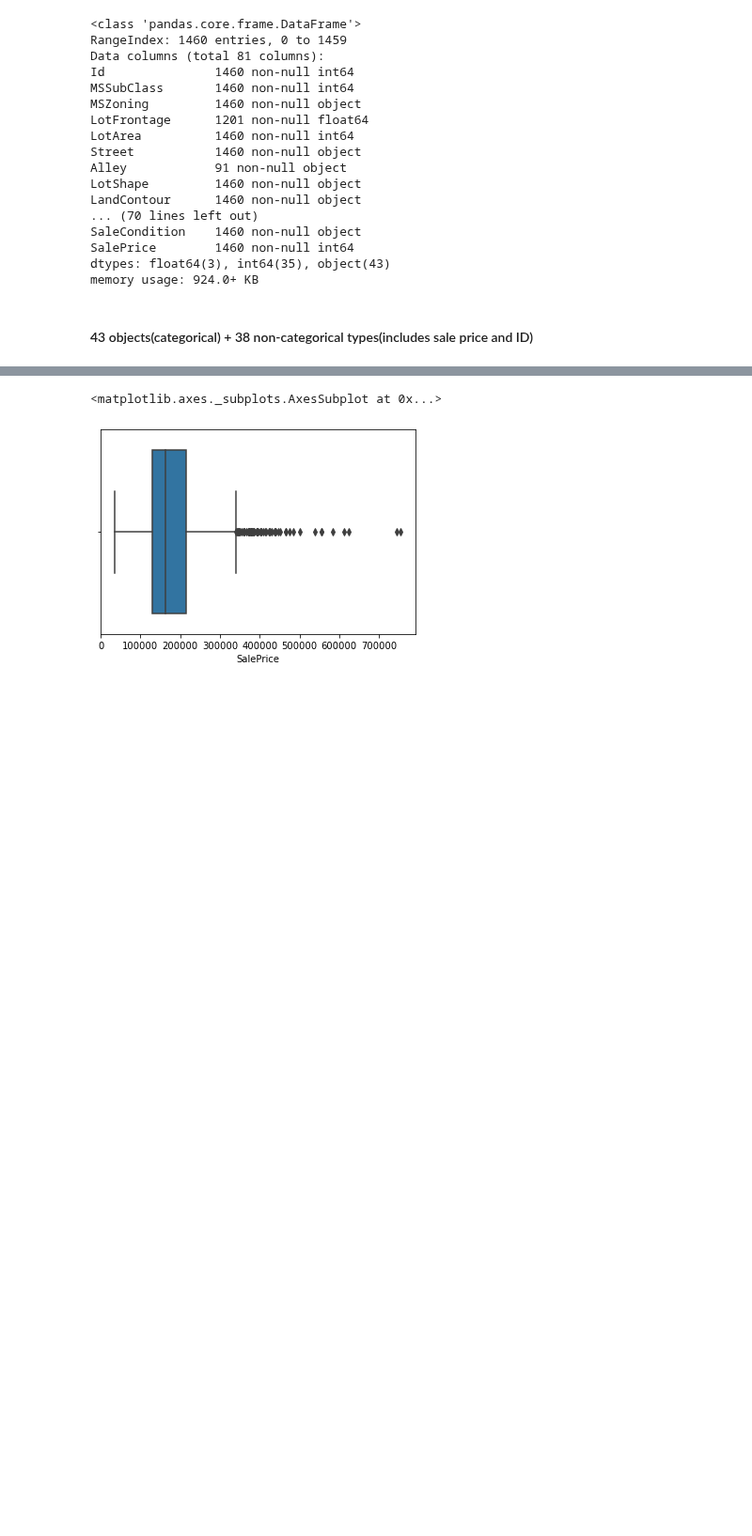
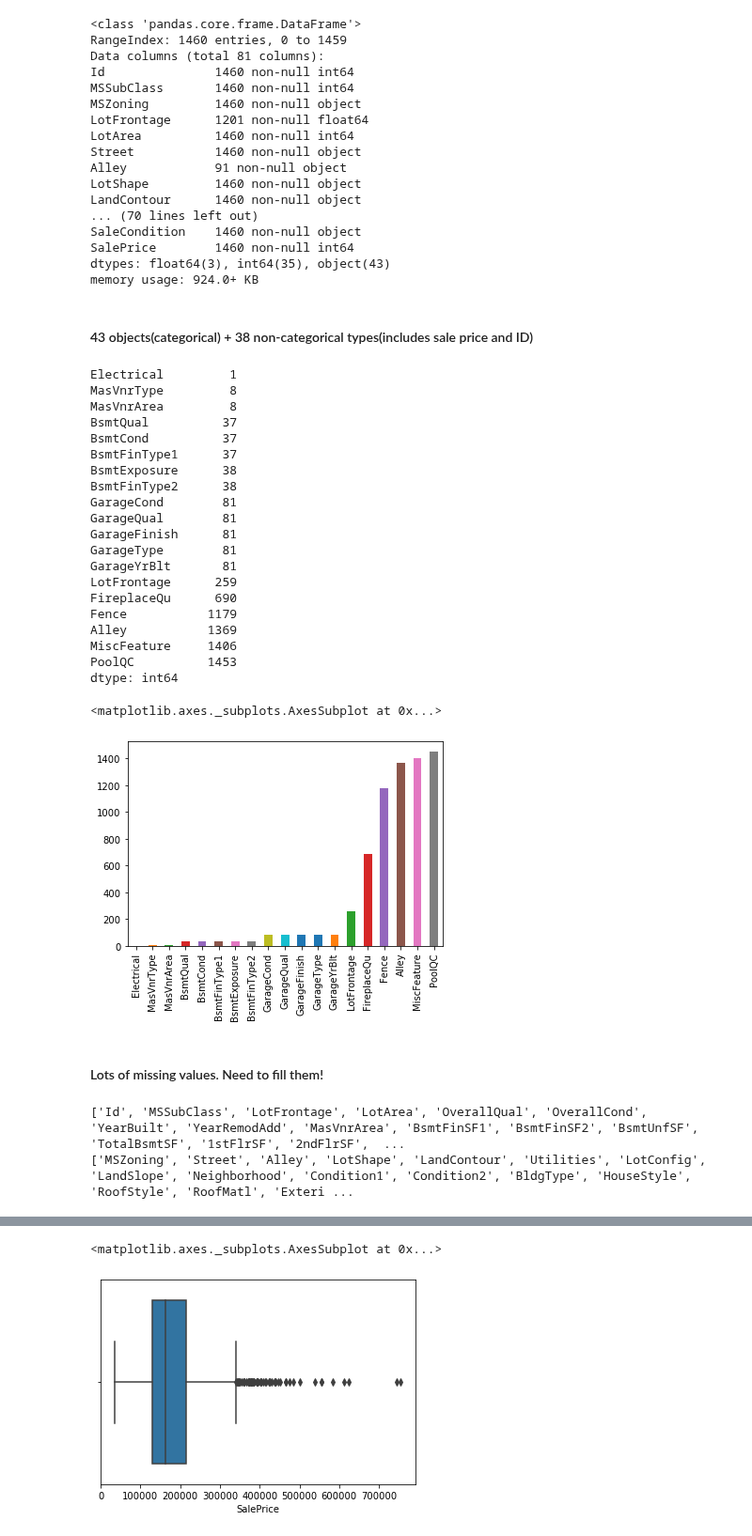
Before and after one commit to abhijeetknayak/Machine-Learning, a Jupyter notebook: HousePricePred/eda.ipynb, the cells around one changed output, grey strips where cells are left out. Shown at 94% size. Cells and saved outputs as stored; diff of their text form; code cells hidden in the pictures; blank space fills up the shorter version.

Commit message:
EDA for house price prediction continued

```diff
--- a/HousePricePred/eda.ipynb
+++ b/HousePricePred/eda.ipynb
@@ -38,6 +42,50 @@ dtypes: float64(3), int64(35), object(43)
 memory usage: 924.0+ KB
 # %% [markdown]
 #### 43 objects(categorical) + 38 non-categorical types(includes sale price and ID)
+# %%
+# Missing Values
+na = df.isna().sum()
+na = na[na > 0]
+na.sort_values(inplace=True)
+print(na)
+na.plot.bar()
+# %% [output]
+Electrical         1
+MasVnrType         8
+MasVnrArea         8
+BsmtQual          37
+BsmtCond          37
+BsmtFinType1      37
+BsmtExposure      38
+BsmtFinType2      38
+GarageCond        81
+GarageQual        81
+GarageFinish      81
+GarageType        81
+GarageYrBlt       81
+LotFrontage      259
+FireplaceQu      690
+Fence           1179
+Alley           1369
+MiscFeature     1406
+PoolQC          1453
+dtype: int64
+<matplotlib.axes._subplots.AxesSubplot at 0x...>
+[figure, added]
+# %% [markdown]
+#### Lots of missing values. Need to fill them!
+# %%
+# Divide df into numerical and categorical types
+df_num = [col for col in df.columns if df.dtypes[col] != 'object']
+print(df_num)
+df_num = df[df_num]
+
+df_cat = [col for col in df.columns if df.dtypes[col] == 'object']
+print(df_cat)
+df_cat = df[df_cat]
+# %% [output]
+['Id', 'MSSubClass', 'LotFrontage', 'LotArea', 'OverallQual', 'OverallCond', 'YearBuilt', 'YearRemodAdd', 'MasVnrArea', 'BsmtFinSF1', 'BsmtFinSF2', 'BsmtUnfSF', 'TotalBsmtSF', '1stFlrSF', '2ndFlrSF',  ...
+['MSZoning', 'Street', 'Alley', 'LotShape', 'LandContour', 'Utilities', 'LotConfig', 'LandSlope', 'Neighborhood', 'Condition1', 'Condition2', 'BldgType', 'HouseStyle', 'RoofStyle', 'RoofMatl', 'Exteri ...
 # %%
 df.describe()
 # %% [output]
```
Also changed, not shown: parts of 3 cells of this notebook.
